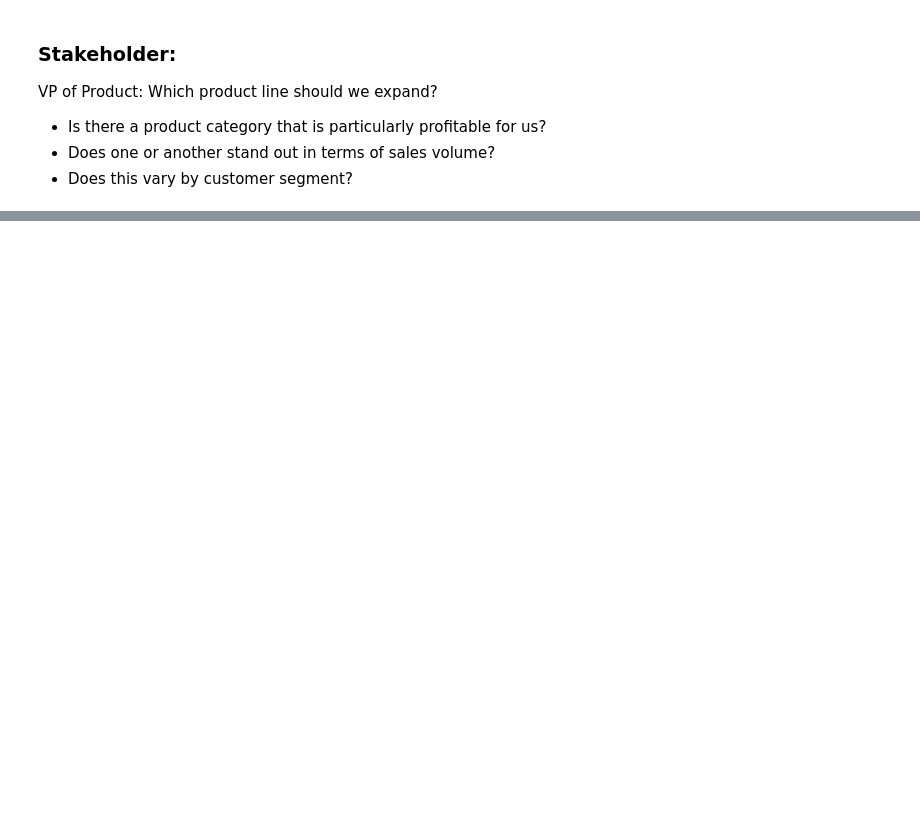
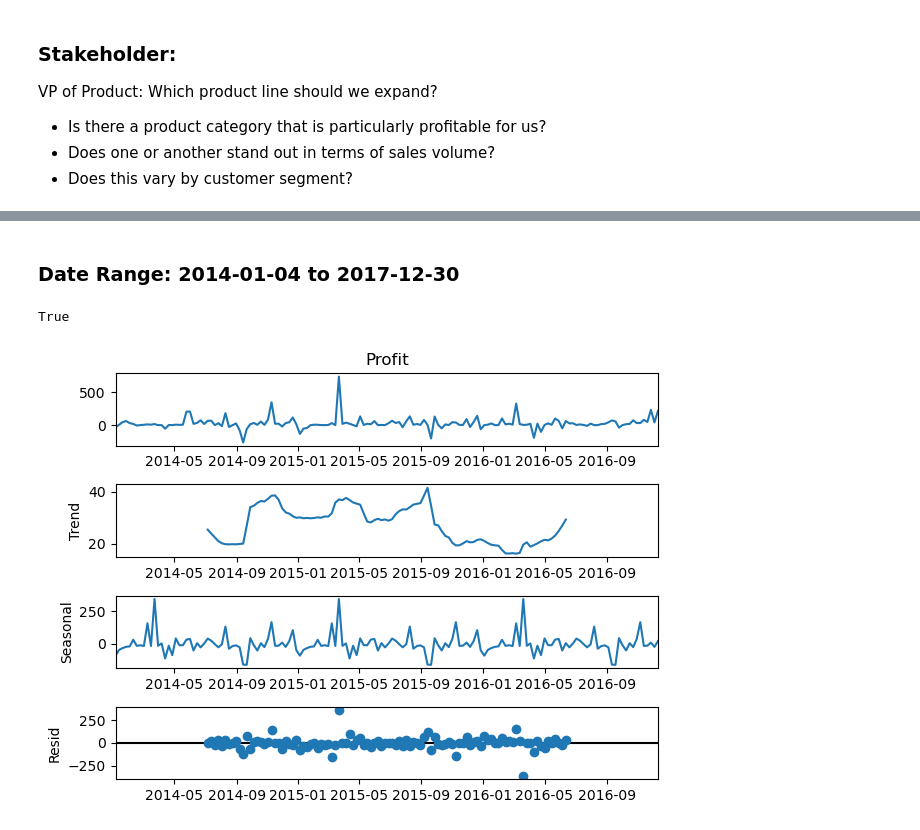
Before and after one commit to JoshuaHolt-Tech/time-series-project, a Jupyter notebook: time_series_project.ipynb, the cells around one changed output, grey strips where cells are left out. Drawn from its saved outputs; the diff is of its cells as text; code cells hidden in the pictures; blank space fills up the shorter version.

Commit message:
Started exploring the train data set.

```diff
--- a/time_series_project.ipynb
+++ b/time_series_project.ipynb
@@ -98,3 +97 @@ Sales Total      1536
 dtype: int64
-# %%
-df['Profitable'] = df.Profit > 0
@@ -102,0 +98,20 @@ df.Profitable.sum
+# %% [markdown]
+### Date Range: 2014-01-04 to 2017-12-30
+# %%
+train_slice = round(len(df) * 0.7)
+val_slice = round(len(df) * 0.85)
+# %%
+train = df[:train_slice]
+val = df[train_slice:val_slice]
+test = df[val_slice:]
+# %%
+len(df) == len(train) + len(val) + len(test)
+# %% [output]
+True
+# %%
+profit_df = train.Profit.resample('D').sum()
+# %%
+sm.tsa.seasonal_decompose(profit_df.resample('W').mean()).plot()
+None
+# %% [output]
+[figure, added]
```
Also changed, not shown: parts of 16 cells of this notebook, 1 other file.
